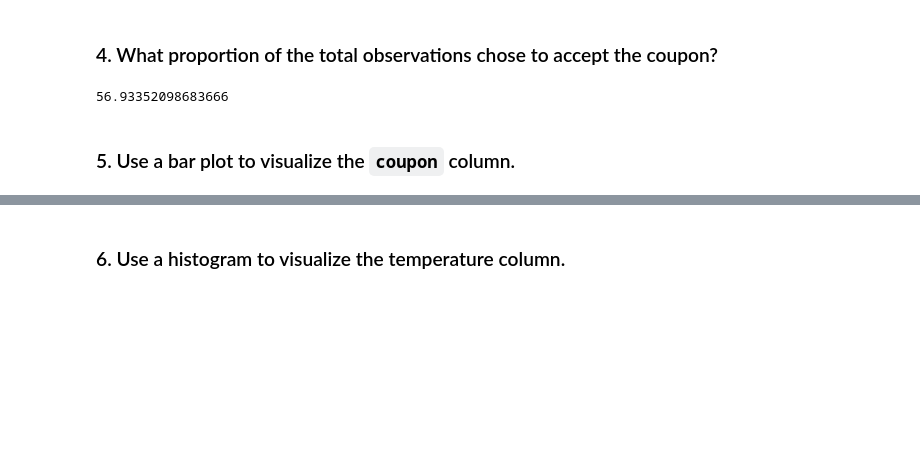
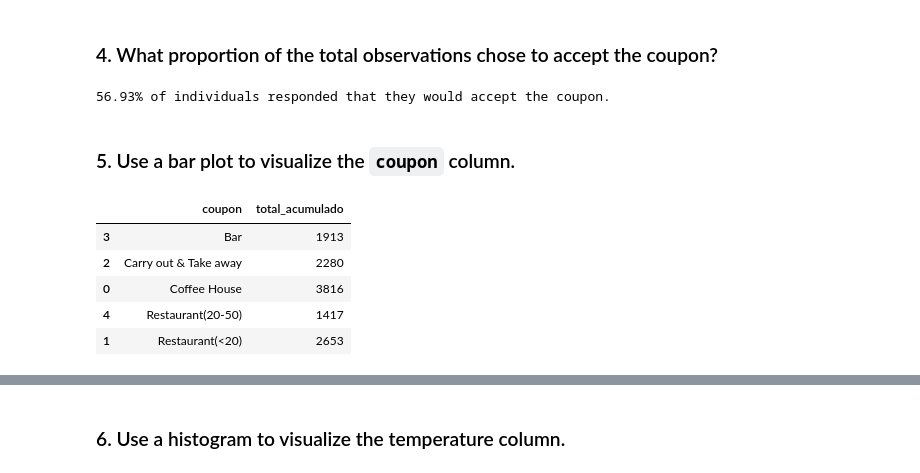
Before and after one commit to JuanDiegoSuarezLondono/Coupon-Acceptance-Prediction, a Jupyter notebook: prompt.ipynb, the cells around one changed output, grey strips where cells are left out. Saved outputs shown, nothing was run; the diff lists cells and outputs as text; code cells hidden in the pictures; blank space fills up the shorter version.

Commit message:
4. People who accept
The calculation is performed to find the number of people who have accepted the coupon

```diff
--- a/prompt.ipynb
+++ b/prompt.ipynb
@@ -290,8 +291,26 @@ dtype: int64
 # %% [markdown]
 ### 4. What proportion of the total observations chose to accept the coupon?
 # %%
-(data["Y"].sum()/data.shape[0])*100
+accept_count = data["Y"].sum()
+percentage_accept = (accept_count/data.shape[0])*100
+print(str(percentage_accept)[:5]+"% of individuals responded that they would accept the coupon.")
 # %% [output]
-56.93352098683666
+56.93% of individuals responded that they would accept the coupon.
 # %% [markdown]
 ### 5. Use a bar plot to visualize the `coupon` column.
+# %%
+# I will create a count of the total data for each coupon
+total_coupon = data["coupon"].value_counts().reset_index()
+
+# I assign the column names
+total_coupon.columns = ["coupon", "total_acumulado"]
+
+
+total_coupon.sort_values("coupon")
+# %% [output]
+|  | coupon | total_acumulado |
+| 3 | Bar | 1913 |
+| 2 | Carry out & Take away | 2280 |
+| 0 | Coffee House | 3816 |
+| 4 | Restaurant(20-50) | 1417 |
+| 1 | Restaurant(<20) | 2653 |
```
Also changed, not shown: parts of 2 cells of this notebook.
